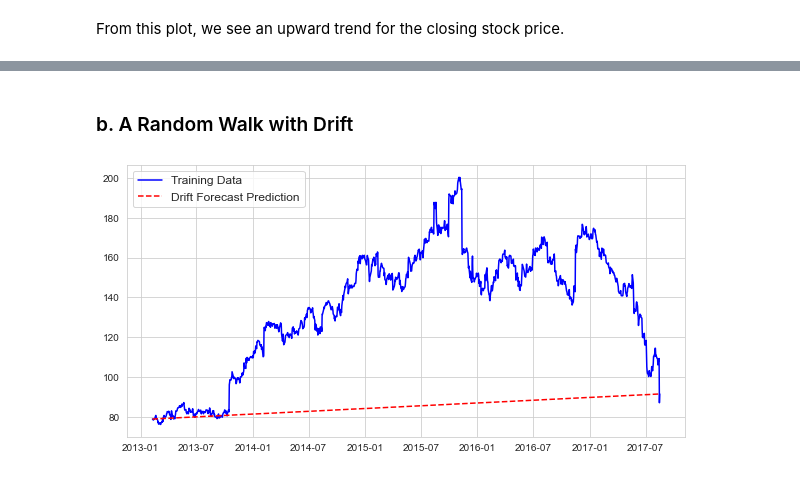
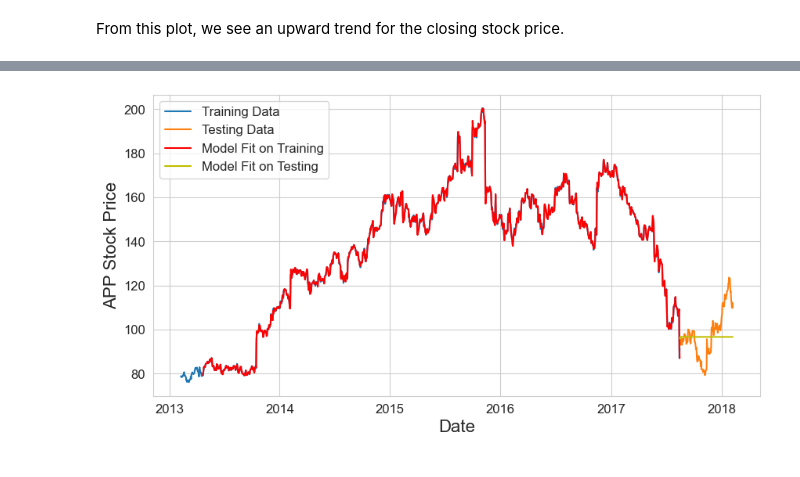
Before and after one commit to Ajay-Aryan/Stock_Price_Prediction, a Jupyter notebook: Baseline_Models.ipynb, the cells around one changed output, grey strips where cells are left out. Drawn from its saved outputs; the diff is of its cells as text; code cells hidden in the pictures.

```diff
--- a/Baseline_Models.ipynb
+++ b/Baseline_Models.ipynb
@@ -112,2 +38,0 @@ The MSE is large for Linear Regression, so we look for some other models that in
-# %% [markdown]
-### b. A Random Walk with Drift
@@ -118,19 +39,60 @@ drift_pred = data_aap_train.close.values[-1] + beta_hat*np.arange(1,len(data_aap
-# %%
-plt.figure(figsize=(10,5))
-
-plt.plot(data_aap_train.date,
-            data_aap_train.close,
-            'b-',
-            label="Training Data")
-
-plt.plot(data_aap_train.date,
-            data_aap_train.close.values[0] + beta_hat*data_aap_train.index,
-            'r--',
-            label="Drift Forecast Prediction")
-
-plt.legend(fontsize=12, loc=2)
-
-plt.show()
-# %% [output]
-[figure, removed]
+# %%
+W= 3# this is the size of the data in each window
+for i in range(W):
+    data_aap_train[f'close_-{i}'] = data_aap_train['close'].shift(i)
+A = data_aap_train.transpose()
+
+from sklearn.linear_model import LinearRegression
+reg = LinearRegression()
+L1 = len(data_aap_train.close)
+L2 = len(data_aap_test.close)
+
+Predictions = []
+#Predictions will take in data points [i, i + 50), perform a linear regression giving a line f_i, and it will be f_i(50)
+for i in range(W-1):
+    Predictions.append(0)
+
+for i in range(W-1, L1):
+    X_1 = np.arange(i,W+i).reshape(-1, 1)
+    y_1 = A[i][7:7 + W]
+    reg.fit(X_1, y_1)
+    Predictions.append( reg.predict([[i]])[0]  )
+
+for i in range(L2): #we will produce 120 new predictions
+    A[1138][7:7+W] = A[1138][7:7+W].shift(1) #this shifts last W data points by 1
+    A[1138][7:7+W]['close_-0'] =  reg.predict([[L1]])[0] #we replace last point with prediction from last line
+    X_1 = np.arange(L1,L1+W).reshape(-1, 1)
+    reg.fit(X_1, A[1138][7:7+W] ) #new line
+    Predictions.append(reg.predict([[L1]])[0] ) #this new point is added to the prediction set
+
+plt.figure(figsize=(10,5))
+
+plt.plot( data_aap_train.date[0:],
+            data_aap_train.close[0:],
+            label="Training Data")
+
+plt.plot( data_aap_test.date[0:],
+            data_aap_test.close[0:],
+            label="Testing Data")
+
+plt.plot(data_aap_train.date[49:],
+            Predictions[49:L1],
+            "r",
+            label="Model Fit on Training")
+
+plt.plot(data_aap_test.date[0:],
+            Predictions[L1:L1+L2],
+            "y",
+            label="Model Fit on Testing")
+
+plt.xticks(fontsize=12)
+plt.yticks(fontsize=12)
+plt.legend(fontsize=12)
+
+plt.xlabel("Date", fontsize=16)
+plt.ylabel("APP Stock Price", fontsize=16)
+
+plt.show()
+# %% [output]
+[figure, added]
 # %%
```
Also changed, not shown: parts of 10 cells of this notebook.
